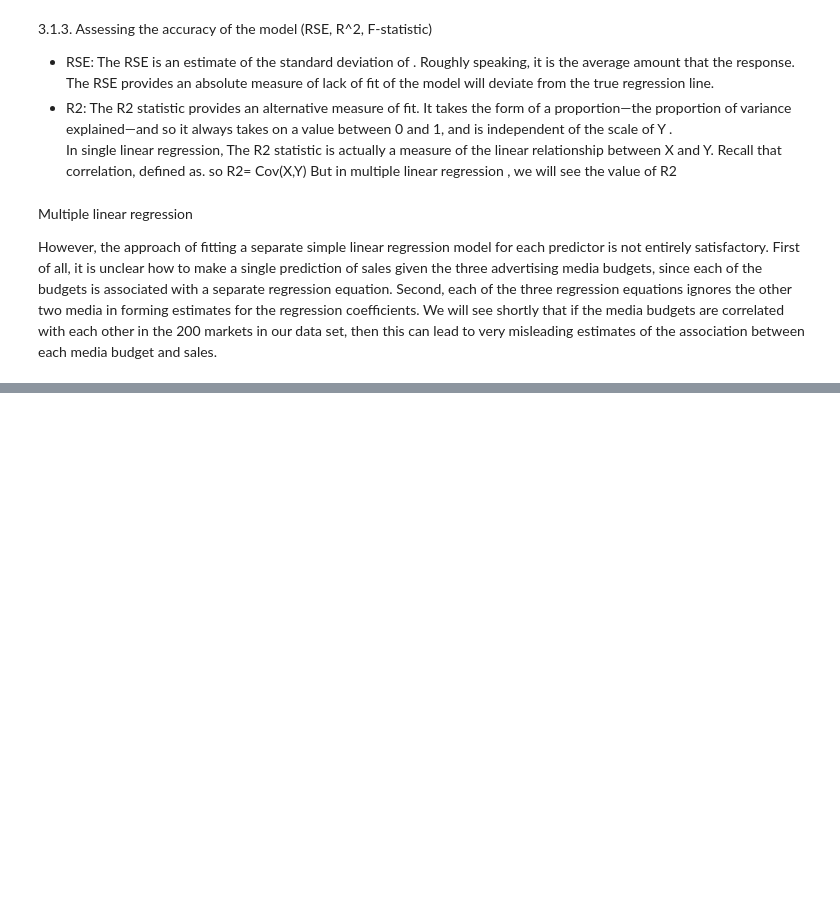
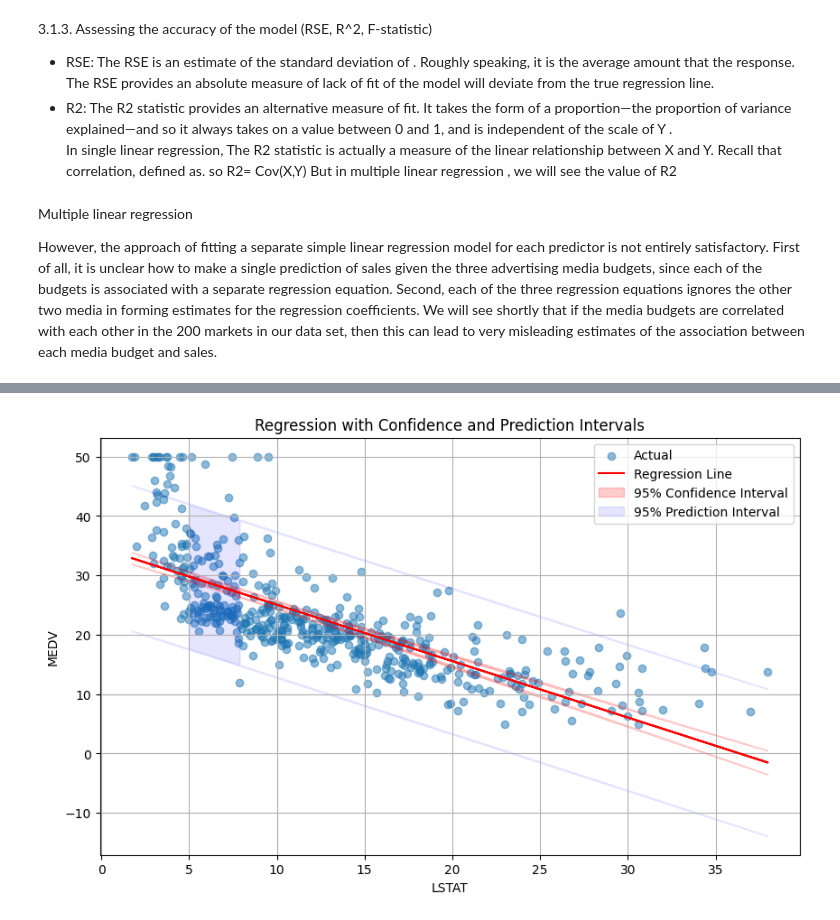
Before and after one commit to Watronix/test, a Jupyter notebook: coding.ipynb, the cells around one changed output, grey strips where cells are left out. Drawn from its saved outputs; the diff is of its cells as text; code cells hidden in the pictures; blank space fills up the shorter version.

```diff
--- a/coding.ipynb
+++ b/coding.ipynb
@@ -462,0 +579,25 @@ Multiple linear regression
+# %%
+plt.figure(figsize=(10, 6))
+plt.scatter(X['lstat'], y, label='Actual', alpha=0.5)
+plt.plot(X['lstat'], pred_summary['mean'], color='red', label='Regression Line')
+
+# Confidence Interval
+plt.fill_between(X['lstat'],
+                 pred_summary['mean_ci_lower'],
+                 pred_summary['mean_ci_upper'],
+                 color='red', alpha=0.2, label='95% Confidence Interval')
+
+# Prediction Interval
+plt.fill_between(X['lstat'],
+                 pred_summary['obs_ci_lower'],
+                 pred_summary['obs_ci_upper'],
+                 color='blue', alpha=0.1, label='95% Prediction Interval')
+
+plt.xlabel('LSTAT')
+plt.ylabel('MEDV')
+plt.title('Regression with Confidence and Prediction Intervals')
+plt.legend()
+plt.grid(True)
+plt.show()
+# %% [output]
+[figure, added]
```
Also changed, not shown: parts of 15 cells of this notebook.
